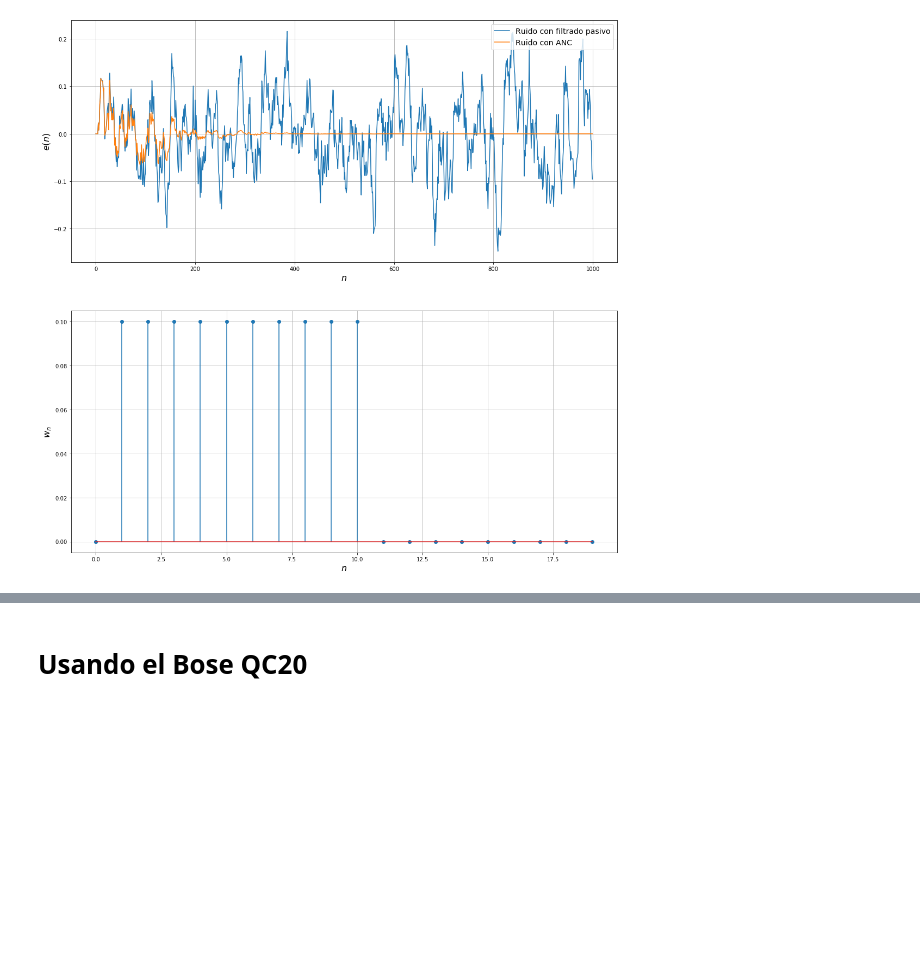
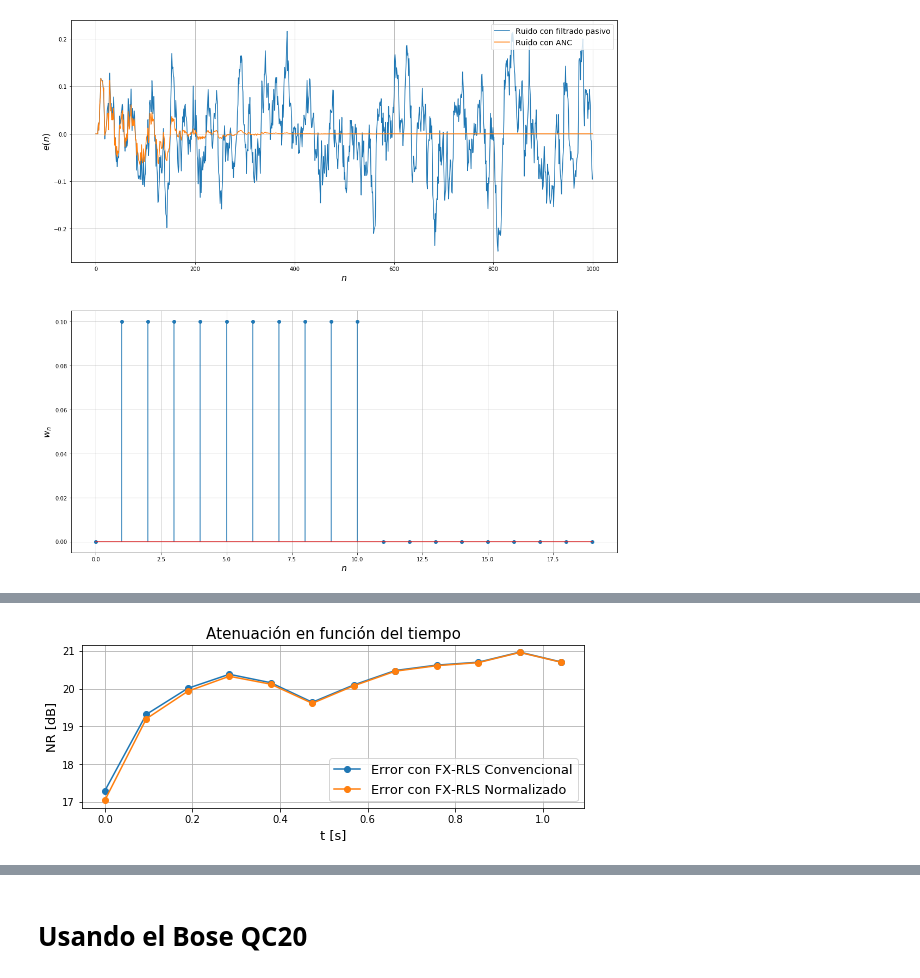
Before and after one commit to asp-image-dsp/asp-project-02, a Jupyter notebook: development/rls_complete.ipynb, the cells around one changed output, grey strips where cells are left out. Saved outputs shown, nothing was run; the diff lists cells and outputs as text; code cells hidden in the pictures; blank space fills up the shorter version.

```diff
--- a/development/rls_complete.ipynb
+++ b/development/rls_complete.ipynb
@@ -46,0 +74,4 @@ plot_helpers.plot_anc_results([headphone.d, e], w, weight_plot='response')
+# %%
+plot_helpers.plot_error_evolution(x, [e_no_norm, e_norm], 1024*4, 0, 48e3, labels=["Error con FX-RLS Convencional", "Error con FX-RLS Normalizado"])
+# %% [output]
+[figure, added]
```
Also changed, not shown: parts of 8 cells of this notebook, 3 other files.
